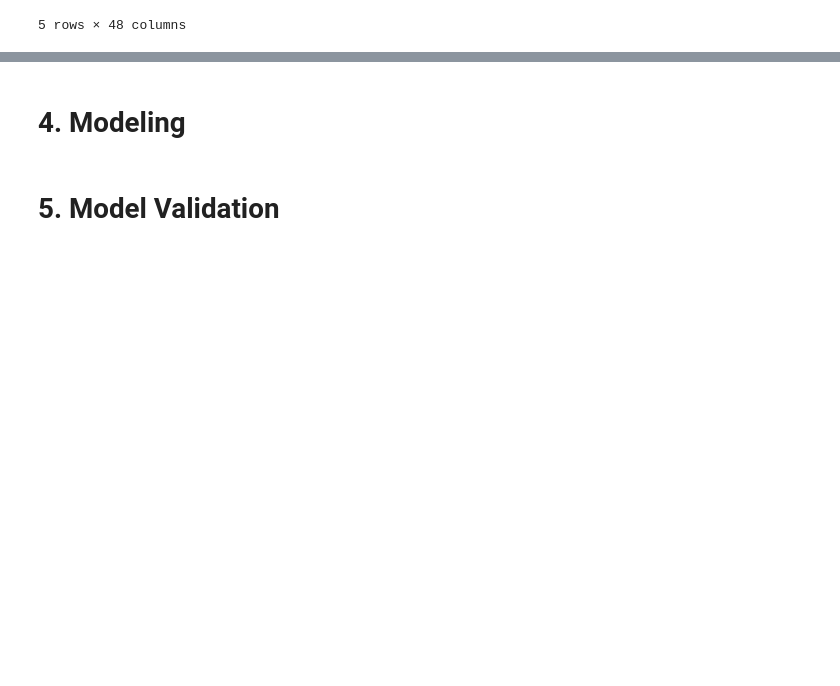
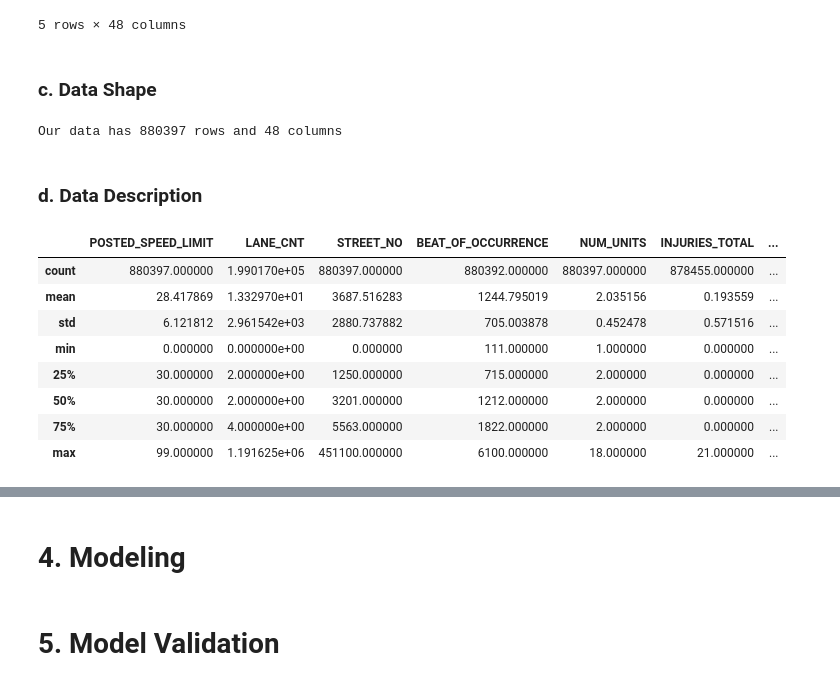
Before and after one commit to MMJGGR/Phase_4_Project, a Jupyter notebook: index.ipynb, the cells around one changed output, grey strips where cells are left out. Saved outputs shown, nothing was run; the diff lists cells and outputs as text; code cells hidden in the pictures; blank space fills up the shorter version.

```diff
--- a/index.ipynb
+++ b/index.ipynb
@@ -23,3 +28,23 @@ data.head()
 | 3 | 7ebf015016f83d09b321afd671a836d6b... | NaN | 08/09/2023 11:00:00 PM | 30 | NO CONTROLS | ... |
 | 4 | 6c1659069e9c6285a650e70d6f9b574ed... | NaN | 08/18/2023 12:50:00 PM | 15 | OTHER | ... |
 5 rows × 48 columns
+# %% [markdown]
+### c. Data Shape
+# %%
+print('Our data has {} rows and {} columns'.format(data.shape[0], data.shape[1]))
+# %% [output]
+Our data has 880397 rows and 48 columns
+# %% [markdown]
+### d. Data Description
+# %%
+data.describe()
+# %% [output]
+|  | POSTED_SPEED_LIMIT | LANE_CNT | STREET_NO | BEAT_OF_OCCURRENCE | NUM_UNITS | INJURIES_TOTAL | ... |
+| count | 880397.000000 | 1.990170e+05 | 880397.000000 | 880392.000000 | 880397.000000 | 878455.000000 | ... |
+| mean | 28.417869 | 1.332970e+01 | 3687.516283 | 1244.795019 | 2.035156 | 0.193559 | ... |
+| std | 6.121812 | 2.961542e+03 | 2880.737882 | 705.003878 | 0.452478 | 0.571516 | ... |
+| min | 0.000000 | 0.000000e+00 | 0.000000 | 111.000000 | 1.000000 | 0.000000 | ... |
+| 25% | 30.000000 | 2.000000e+00 | 1250.000000 | 715.000000 | 2.000000 | 0.000000 | ... |
+| 50% | 30.000000 | 2.000000e+00 | 3201.000000 | 1212.000000 | 2.000000 | 0.000000 | ... |
+| 75% | 30.000000 | 4.000000e+00 | 5563.000000 | 1822.000000 | 2.000000 | 0.000000 | ... |
+| max | 99.000000 | 1.191625e+06 | 451100.000000 | 6100.000000 | 18.000000 | 21.000000 | ... |
```
Also changed, not shown: parts of 23 cells of this notebook.
